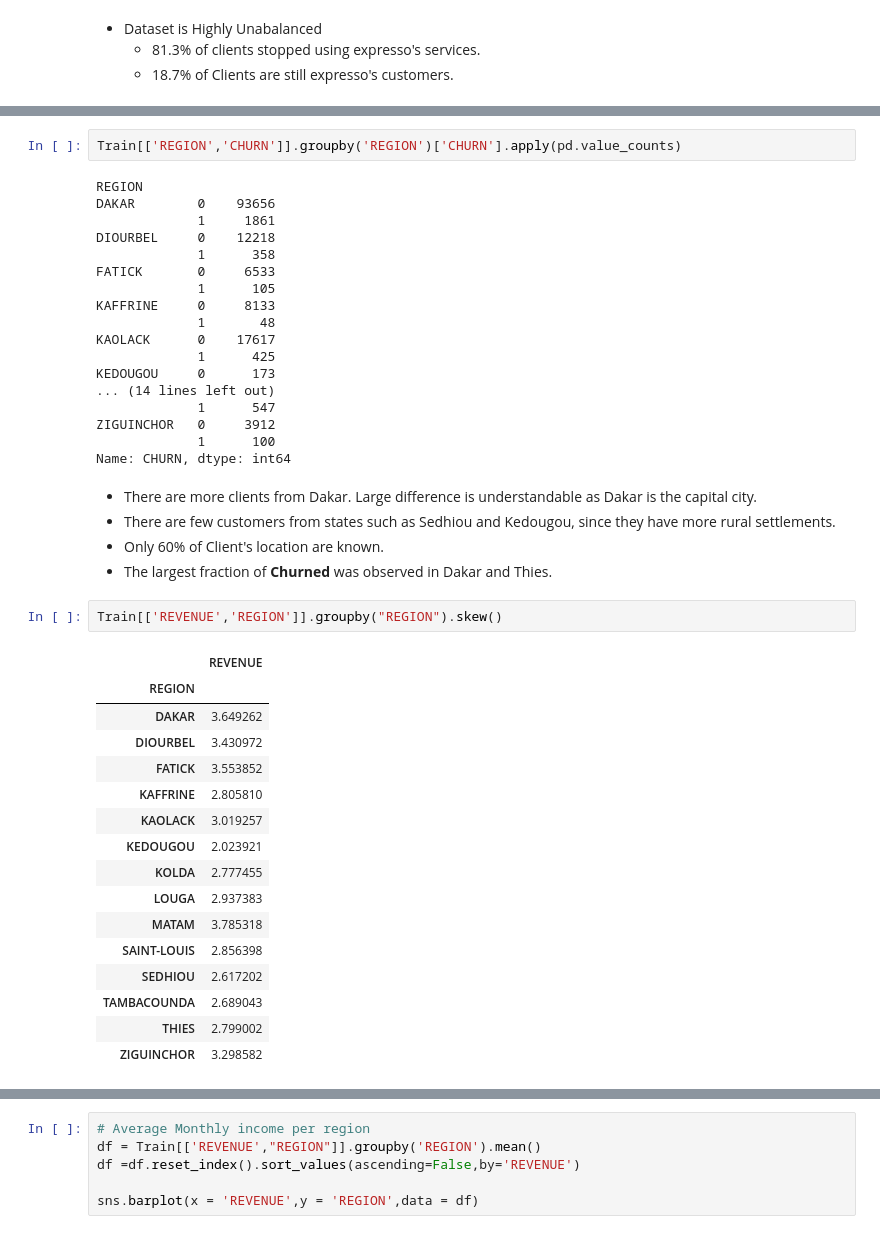
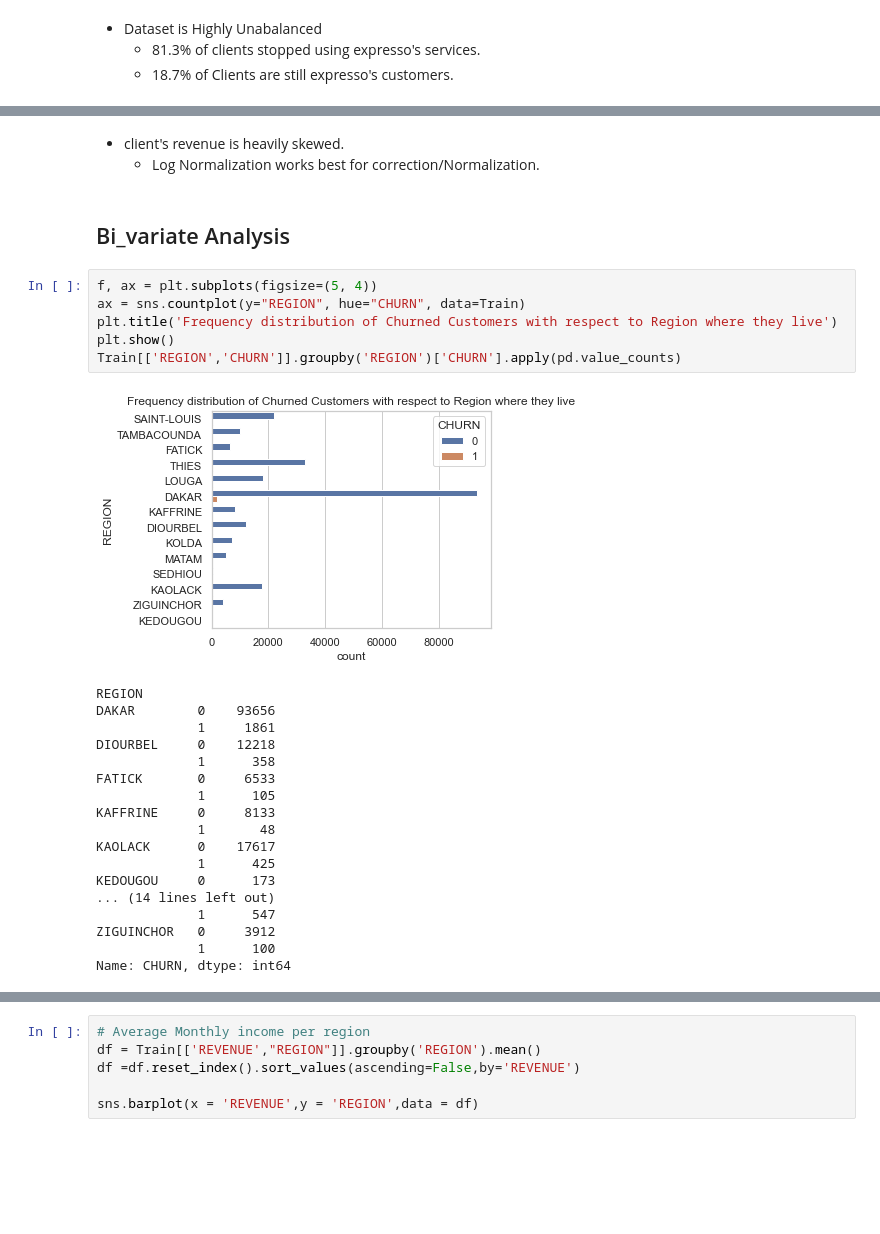
Before and after one commit to aifenaike/Expresso_Prediction, a Jupyter notebook: exploratory_data_analysis.ipynb, the cells around one changed output, grey strips where cells are left out. Cells and saved outputs as stored; diff of their text form; blank space fills up the shorter version.

```diff
--- a/exploratory_data_analysis.ipynb
+++ b/exploratory_data_analysis.ipynb
@@ -80,6 +127,16 @@ Name: REGION, dtype: int64
+# %% [markdown]
+ - client's revenue is heavily skewed.
+    - Log Normalization works best for correction/Normalization.
+# %% [markdown]
+## Bi_variate Analysis
 # %%
+f, ax = plt.subplots(figsize=(5, 4))
+ax = sns.countplot(y="REGION", hue="CHURN", data=Train)
+plt.title('Frequency distribution of Churned Customers with respect to Region where they live')
+plt.show()
 Train[['REGION','CHURN']].groupby('REGION')['CHURN'].apply(pd.value_counts)
 # %% [output]
+[figure, added]
 REGION
 DAKAR        0    93656
              1     1861
@@ -97,27 +154,3 @@ KEDOUGOU     0      173
 ZIGUINCHOR   0     3912
              1      100
 Name: CHURN, dtype: int64
-# %% [markdown]
-- There are more clients from Dakar. Large difference is understandable as Dakar is the capital city.
-- There are few customers from states such as Sedhiou and Kedougou, since they have more rural settlements.
-- Only 60% of Client's location are known.
-- The largest fraction of **Churned** was observed in Dakar and Thies.
-# %%
-Train[['REVENUE','REGION']].groupby("REGION").skew()
-# %% [output]
-|  | REVENUE |
-| REGION |  |
-| DAKAR | 3.649262 |
-| DIOURBEL | 3.430972 |
-| FATICK | 3.553852 |
-| KAFFRINE | 2.805810 |
-| KAOLACK | 3.019257 |
-| KEDOUGOU | 2.023921 |
-| KOLDA | 2.777455 |
-| LOUGA | 2.937383 |
-| MATAM | 3.785318 |
-| SAINT-LOUIS | 2.856398 |
-| SEDHIOU | 2.617202 |
-| TAMBACOUNDA | 2.689043 |
-| THIES | 2.799002 |
-| ZIGUINCHOR | 3.298582 |
```
Also changed, not shown: parts of 30 cells of this notebook, 2 other files.
